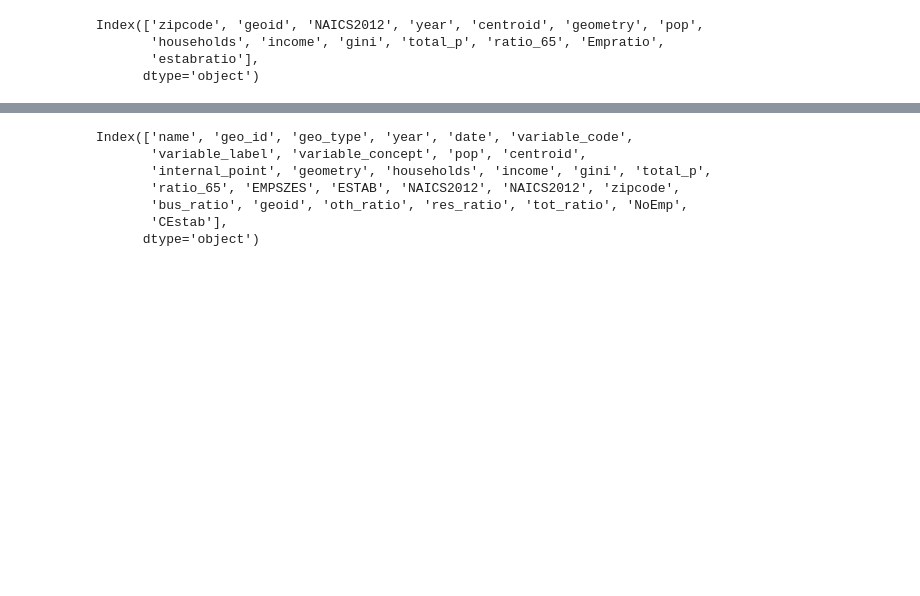
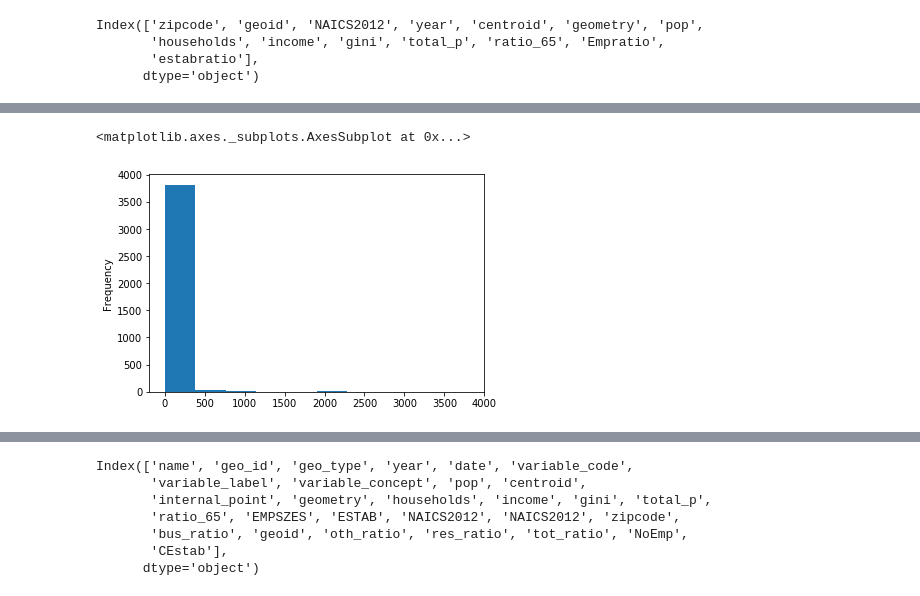
Before and after one commit to JasonZhangzy1757/CUSP-Capstone, a Jupyter notebook: US_Ignite_fed_data_merge_clean_eda.ipynb, the cells around one changed output, grey strips where cells are left out. Drawn from its saved outputs; the diff is of its cells as text; code cells hidden in the pictures; blank space fills up the shorter version.

```diff
--- a/US_Ignite_fed_data_merge_clean_eda.ipynb
+++ b/US_Ignite_fed_data_merge_clean_eda.ipynb
@@ -450,3 +450,7 @@ Index(['zipcode', 'geoid', 'NAICS2012', 'year', 'centroid', 'geometry', 'pop',
       dtype='object')
 # %%
 df_final=df_final.sort_values(by=['zipcode','geoid','NAICS2012','year'])
+# %%
+df_final['gini'] = pd.to_numeric(df_final['gini'])
+df_final['pop'] = pd.to_numeric(df_final['pop'])
+df_final['households'] = pd.to_numeric(df_final['households'])
@@ -463,0 +491,4 @@ df_final.head()
+# %%
+data=df_final[['zipcode', 'geoid', 'NAICS2012', 'year', 'pop',
+       'households', 'income', 'gini', 'total_p', 'ratio_65', 'Empratio',
+       'estabratio']]
@@ -463,0 +547,5 @@ df_final.head()
+# %%
+data['Empratio'].plot(kind ="hist")
+# %% [output]
+<matplotlib.axes._subplots.AxesSubplot at 0x...>
+[figure, added]
```
Also changed, not shown: parts of 16 cells of this notebook.
